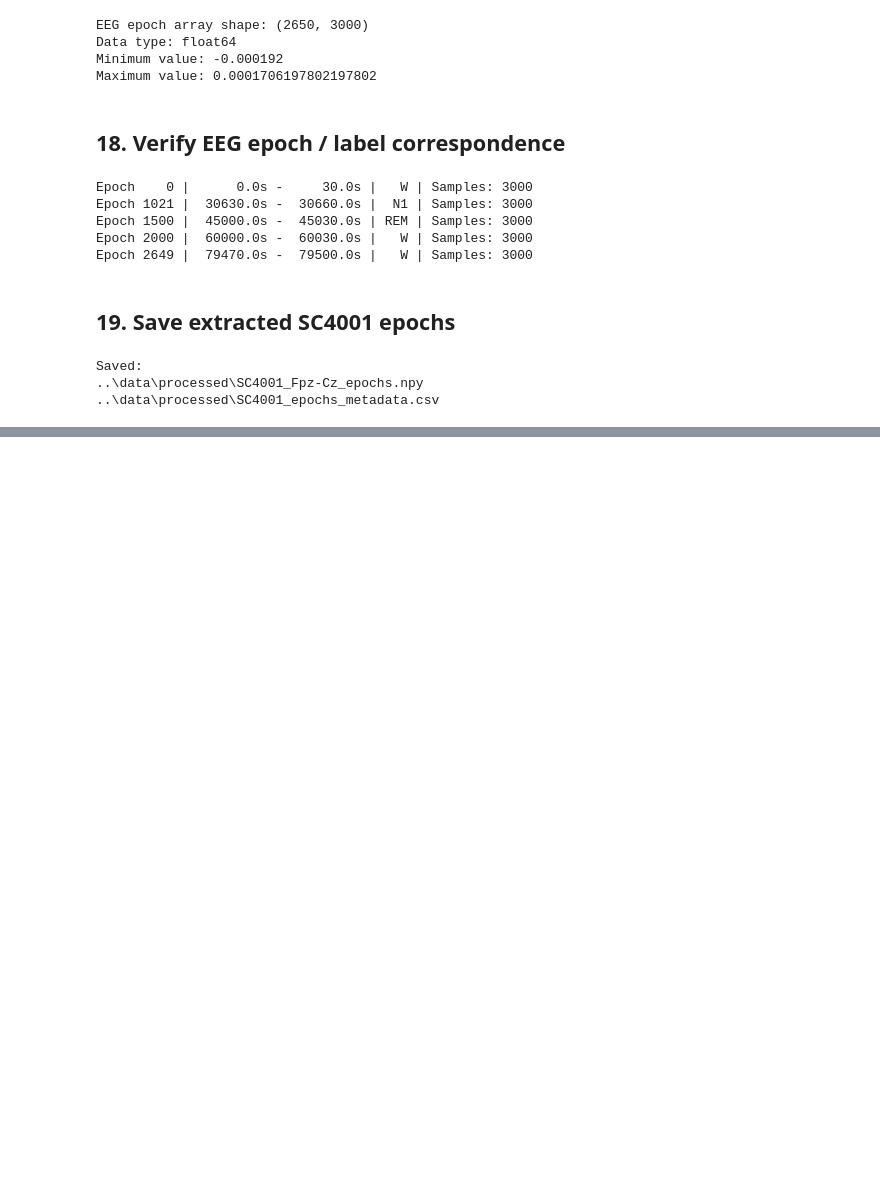
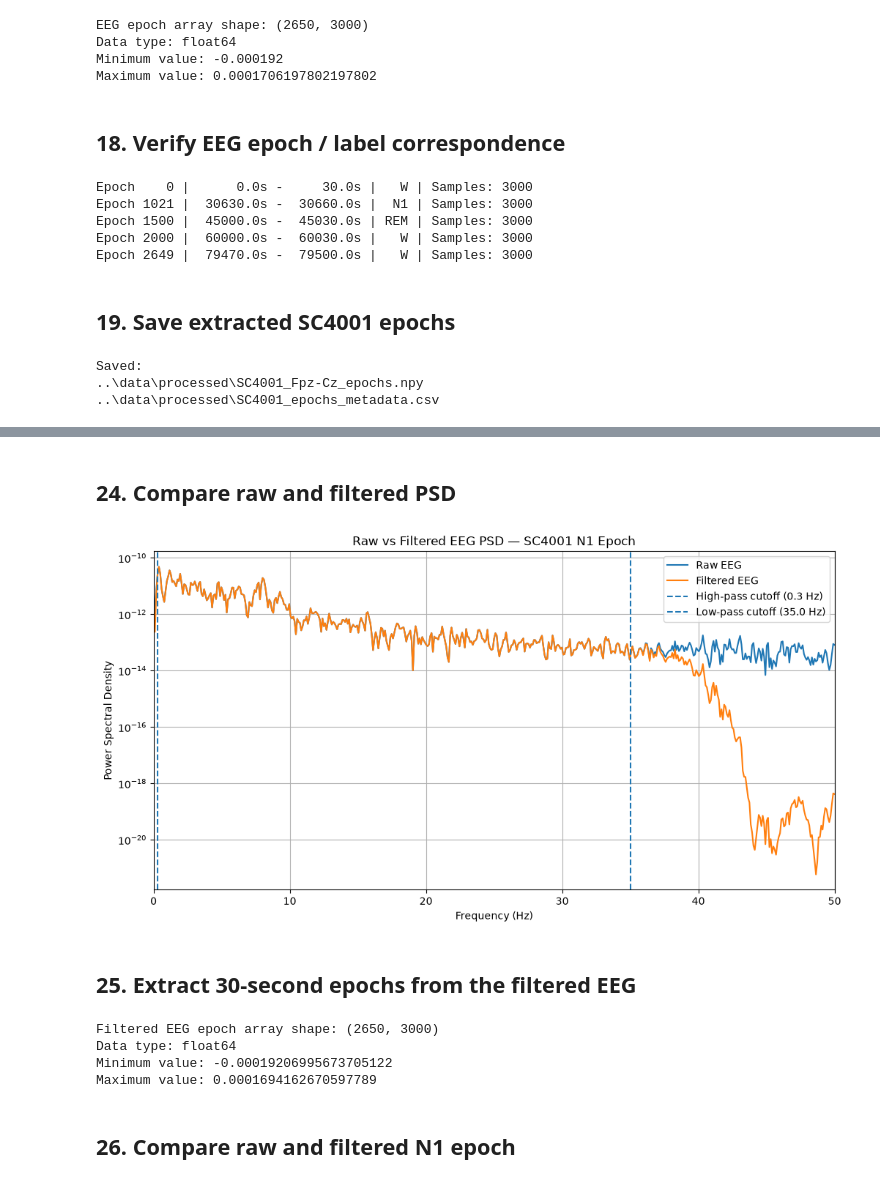
Before and after one commit to ThePral/Sleep-Stage-Prediction, a Jupyter notebook: notebooks/01_dataset_exploration.ipynb, the cells around one changed output, grey strips where cells are left out. Cells and saved outputs as stored; diff of their text form; code cells hidden in the pictures; blank space fills up the shorter version.

```diff
--- a/notebooks/01_dataset_exploration.ipynb
+++ b/notebooks/01_dataset_exploration.ipynb
@@ -612,0 +769,71 @@ Saved:
+# %% [markdown]
+## 24. Compare raw and filtered PSD
+# %%
+raw_frequencies, raw_psd = welch(
+    raw_data,
+    fs=SFREQ,
+    nperseg=1024
+)
+
+filtered_frequencies, filtered_psd = welch(
+    filtered_data,
+    fs=SFREQ,
+    nperseg=1024
+)
+
+plt.figure(figsize=(12, 6))
+
+plt.semilogy(
+    raw_frequencies,
+    raw_psd,
+    label="Raw EEG"
+)
+
+plt.semilogy(
+    filtered_frequencies,
+    filtered_psd,
+    label="Filtered EEG"
+)
+
+plt.axvline(
+    FILTER_LOW,
+    linestyle="--",
+    label=f"High-pass cutoff ({FILTER_LOW} Hz)"
+)
+
+plt.axvline(
+    FILTER_HIGH,
+    linestyle="--",
+    label=f"Low-pass cutoff ({FILTER_HIGH} Hz)"
+)
+
+plt.xlabel("Frequency (Hz)")
+plt.ylabel("Power Spectral Density")
+plt.title("Raw vs Filtered EEG PSD — SC4001 N1 Epoch")
+
+plt.xlim(0, 50)
+plt.legend()
+plt.grid(True)
+
+plt.show()
+# %% [output]
+[figure, added]
+# %% [markdown]
+## 25. Extract 30-second epochs from the filtered EEG
+# %%
+X_filtered = extract_eeg_epochs(
+    eeg_raw=filtered_eeg_raw,
+    epochs_df=epochs_df
+)
+
+print("Filtered EEG epoch array shape:", X_filtered.shape)
+print("Data type:", X_filtered.dtype)
+print("Minimum value:", X_filtered.min())
+print("Maximum value:", X_filtered.max())
+# %% [output]
+Filtered EEG epoch array shape: (2650, 3000)
+Data type: float64
+Minimum value: -0.00019206995673705122
+Maximum value: 0.0001694162670597789
+# %% [markdown]
+## 26. Compare raw and filtered N1 epoch
```
Also changed, not shown: parts of 13 cells of this notebook, 1 other file.
